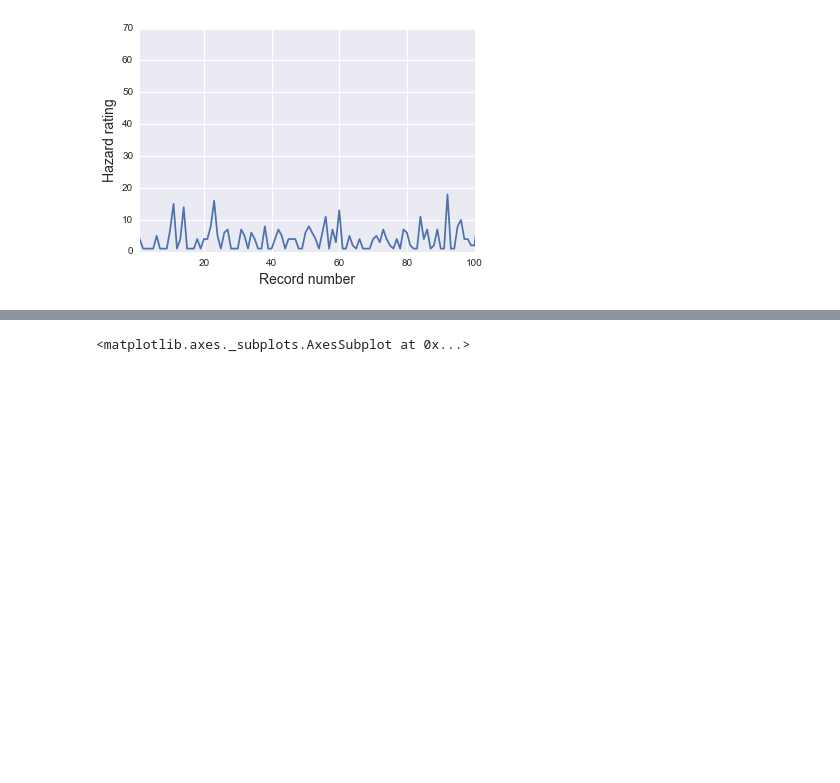
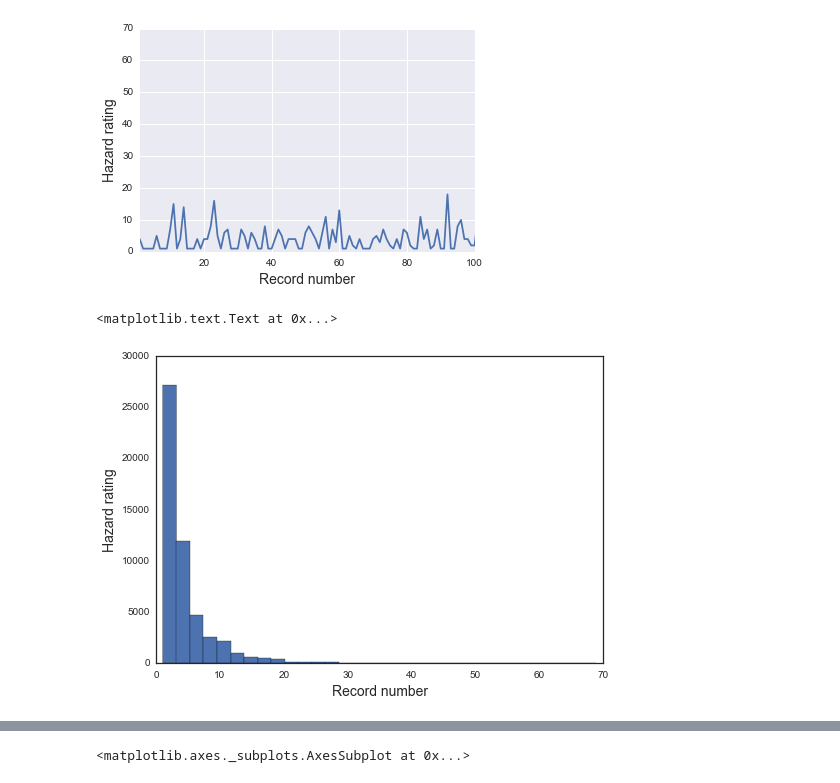
Before and after one commit to manavm/LibertyPrediction, a Jupyter notebook: scripts/data_exploration.ipynb, the cells around one changed output, grey strips where cells are left out. Saved outputs shown, nothing was run; the diff lists cells and outputs as text; code cells hidden in the pictures; blank space fills up the shorter version.

Commit message:
Plot data as a histogram shows random spikes in data

```diff
--- a/scripts/data_exploration.ipynb
+++ b/scripts/data_exploration.ipynb
@@ -39,3 +39,10 @@ plt.xlim(1,100)
 # %% [output]
 (1, 100)
 [figure]
+# %%
+plt.hist(hazards.tolist(), bins=len(train_df.columns.values))
+plt.xlabel("Record number", fontsize=14)
+plt.ylabel("Hazard rating", fontsize=14)
+# %% [output]
+<matplotlib.text.Text at 0x...>
+[figure, added]
```
Also changed, not shown: parts of 1 cell of this notebook.
